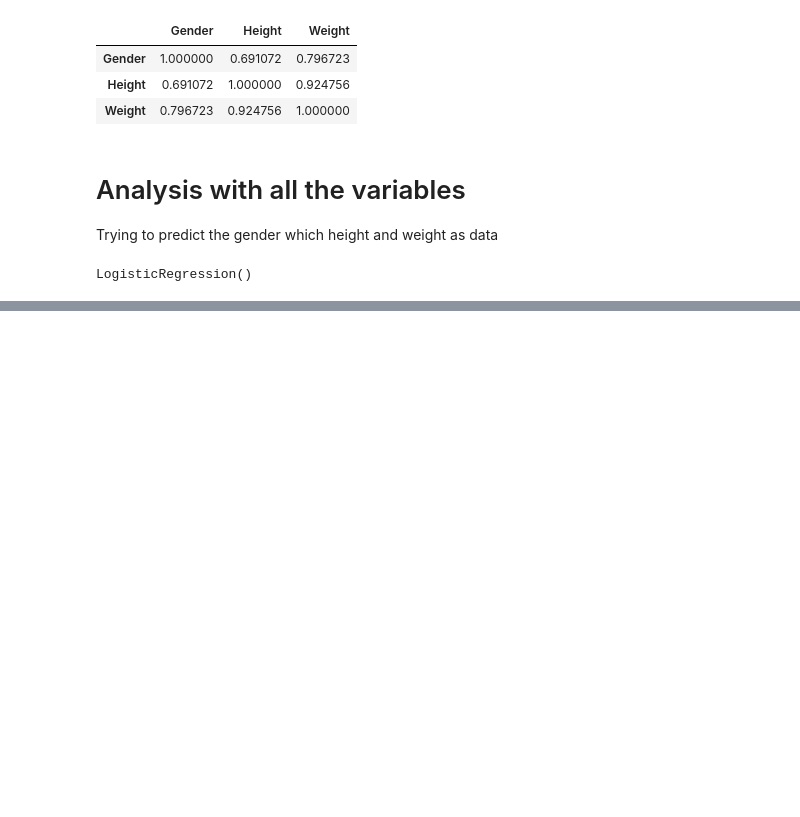
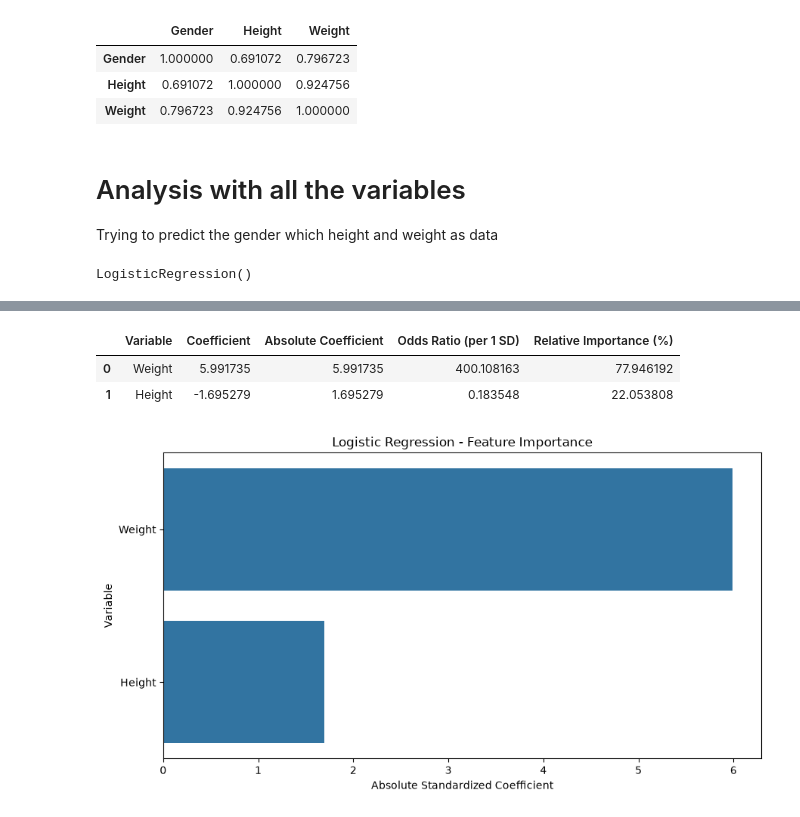
Before and after one commit to miguelestradam3/biodata_genders, a Jupyter notebook: main.ipynb, the cells around one changed output, grey strips where cells are left out. Saved outputs shown, nothing was run; the diff lists cells and outputs as text; code cells hidden in the pictures; blank space fills up the shorter version.

Commit message:
Added feature importance

```diff
--- a/main.ipynb
+++ b/main.ipynb
@@ -114,0 +123,48 @@ LogisticRegression()
+# %%
+# Get the feature names and logistic regression coefficients
+feature_names = X.columns
+
+coefficient_values = classifier.coef_[0]
+
+# Build a table with coefficients and odds ratios
+coefficient_analysis = pd.DataFrame({
+    'Variable': feature_names,
+    'Coefficient': coefficient_values,
+    'Absolute Coefficient': np.abs(coefficient_values),
+    'Odds Ratio (per 1 SD)': np.exp(coefficient_values)
+})
+
+# Calculate each variable's relative importance
+coefficient_analysis['Relative Importance (%)'] = (
+    coefficient_analysis['Absolute Coefficient']
+    / coefficient_analysis['Absolute Coefficient'].sum()
+) * 100
+
+# Sort variables from most to least important
+coefficient_analysis = coefficient_analysis.sort_values(
+    by='Absolute Coefficient',
+    ascending=False
+).reset_index(drop=True)
+
+coefficient_analysis
+# %% [output]
+|  | Variable | Coefficient | Absolute Coefficient | Odds Ratio (per 1 SD) | Relative Importance (%) |
+| 0 | Weight | 5.991735 | 5.991735 | 400.108163 | 77.946192 |
+| 1 | Height | -1.695279 | 1.695279 | 0.183548 | 22.053808 |
+# %%
+# Visualize coefficient-based feature importance
+plt.figure(figsize=(9, 5))
+
+sns.barplot(
+    data=coefficient_analysis,
+    x='Absolute Coefficient',
+    y='Variable'
+)
+
+plt.title('Logistic Regression - Feature Importance')
+plt.xlabel('Absolute Standardized Coefficient')
+plt.ylabel('Variable')
+plt.tight_layout()
+plt.show()
+# %% [output]
+[figure, added]
```
Also changed, not shown: parts of 21 cells of this notebook.
